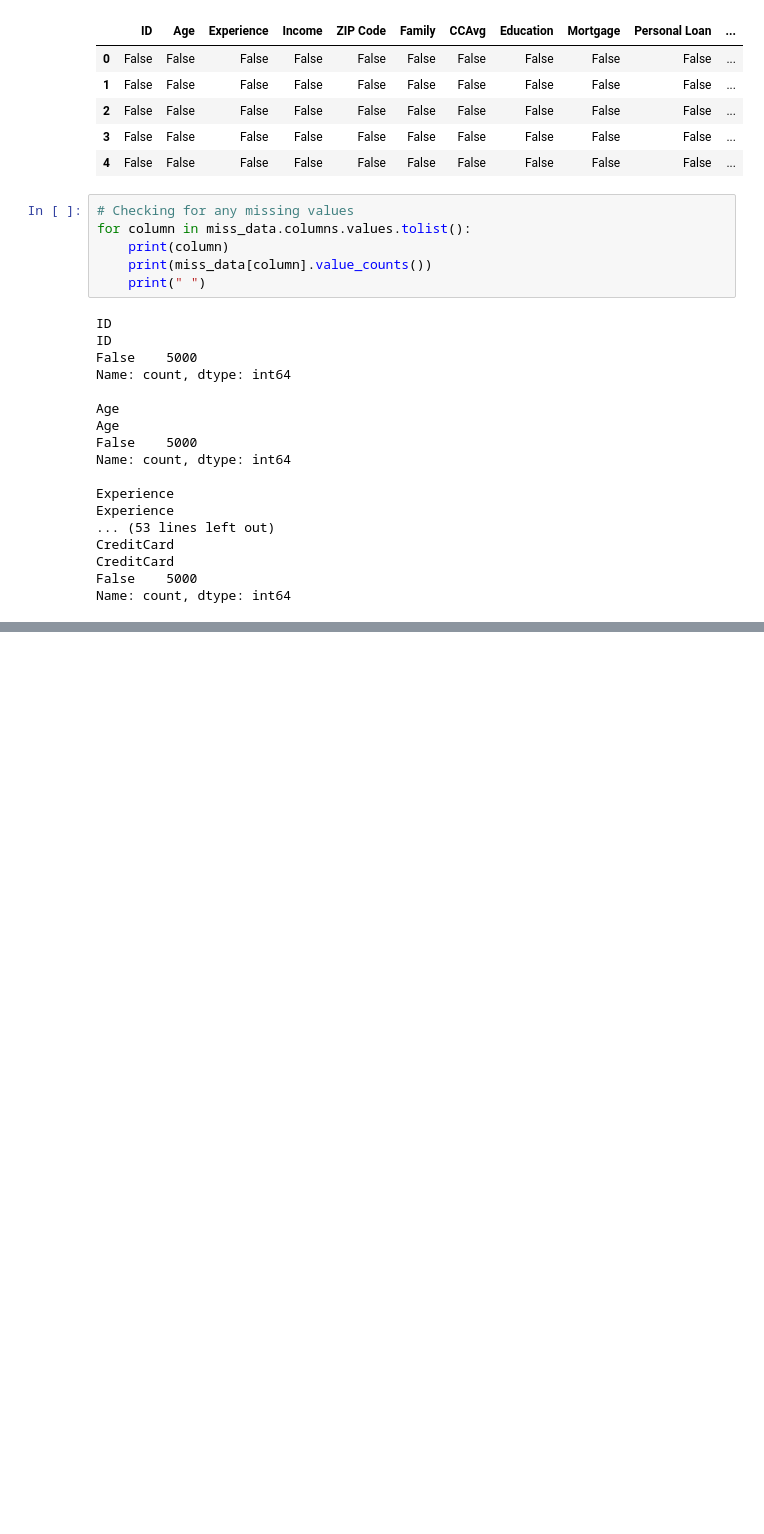
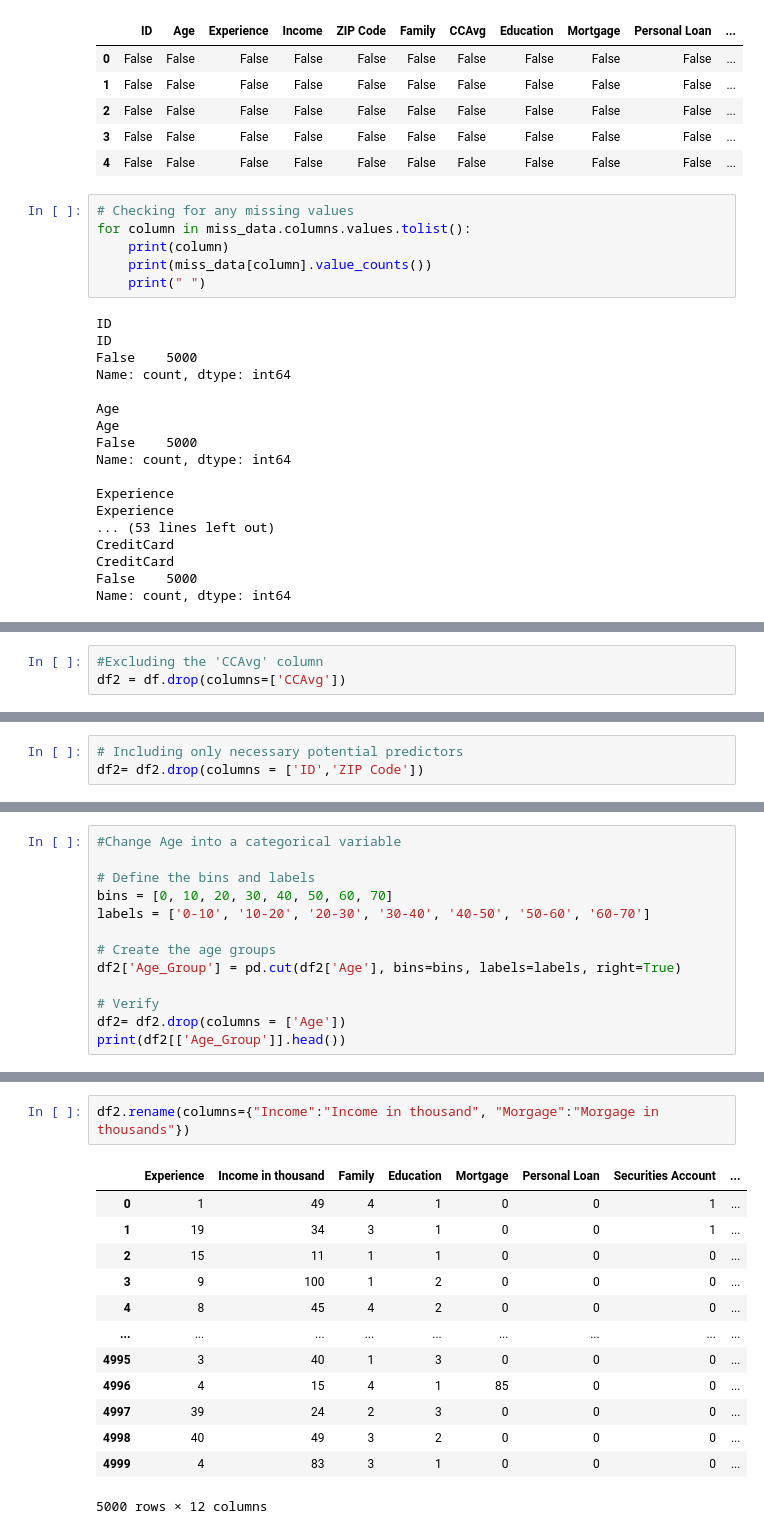
Before and after one commit to SanskarBajimaya/Bank-Data-EDA, a Jupyter notebook: EDA.ipynb, the cells around one changed output, grey strips where cells are left out. Drawn from its saved outputs; the diff is of its cells as text; blank space fills up the shorter version.

```diff
--- a/EDA.ipynb
+++ b/EDA.ipynb
@@ -146,0 +241,3 @@ SyntaxError: invalid syntax (3528599804.py, line 1)
+# %%
+#Excluding the 'CCAvg' column
+df2 = df.drop(columns=['CCAvg'])
@@ -146,0 +264,3 @@ SyntaxError: invalid syntax (3528599804.py, line 1)
+# %%
+# Including only necessary potential predictors
+df2= df2.drop(columns = ['ID','ZIP Code'])
@@ -146,0 +289,13 @@ SyntaxError: invalid syntax (3528599804.py, line 1)
+# %%
+#Change Age into a categorical variable
+
+# Define the bins and labels
+bins = [0, 10, 20, 30, 40, 50, 60, 70]
+labels = ['0-10', '10-20', '20-30', '30-40', '40-50', '50-60', '60-70']
+
+# Create the age groups
+df2['Age_Group'] = pd.cut(df2['Age'], bins=bins, labels=labels, right=True)
+
+# Verify
+df2= df2.drop(columns = ['Age'])
+print(df2[['Age_Group']].head())
@@ -146,0 +326,16 @@ SyntaxError: invalid syntax (3528599804.py, line 1)
+# %%
+df2.rename(columns={"Income":"Income in thousand", "Morgage":"Morgage in thousands"})
+# %% [output]
+|  | Experience | Income in thousand | Family | Education | Mortgage | Personal Loan | Securities Account | ... |
+| 0 | 1 | 49 | 4 | 1 | 0 | 0 | 1 | ... |
+| 1 | 19 | 34 | 3 | 1 | 0 | 0 | 1 | ... |
+| 2 | 15 | 11 | 1 | 1 | 0 | 0 | 0 | ... |
+| 3 | 9 | 100 | 1 | 2 | 0 | 0 | 0 | ... |
+| 4 | 8 | 45 | 4 | 2 | 0 | 0 | 0 | ... |
+| ... | ... | ... | ... | ... | ... | ... | ... | ... |
+| 4995 | 3 | 40 | 1 | 3 | 0 | 0 | 0 | ... |
+| 4996 | 4 | 15 | 4 | 1 | 85 | 0 | 0 | ... |
+| 4997 | 39 | 24 | 2 | 3 | 0 | 0 | 0 | ... |
+| 4998 | 40 | 49 | 3 | 2 | 0 | 0 | 0 | ... |
+| 4999 | 4 | 83 | 3 | 1 | 0 | 0 | 0 | ... |
+5000 rows × 12 columns
```
Also changed, not shown: parts of 19 cells of this notebook.
